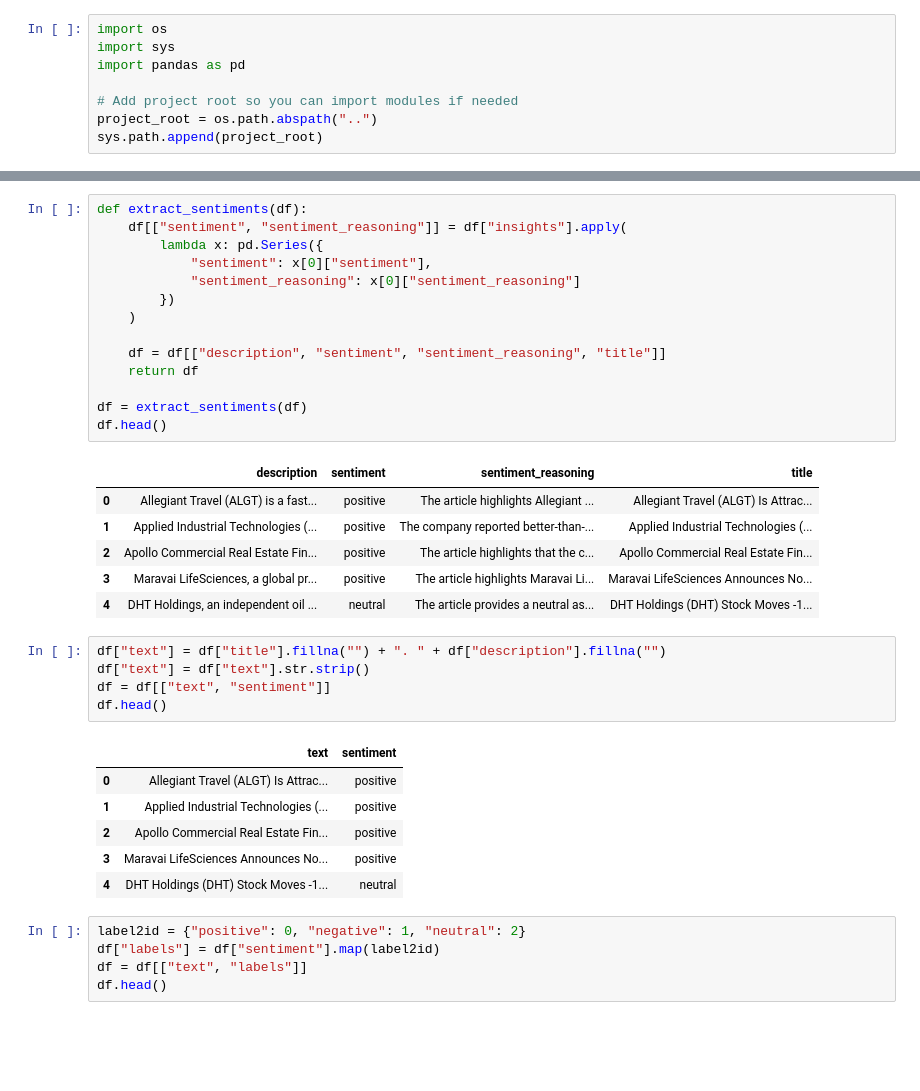
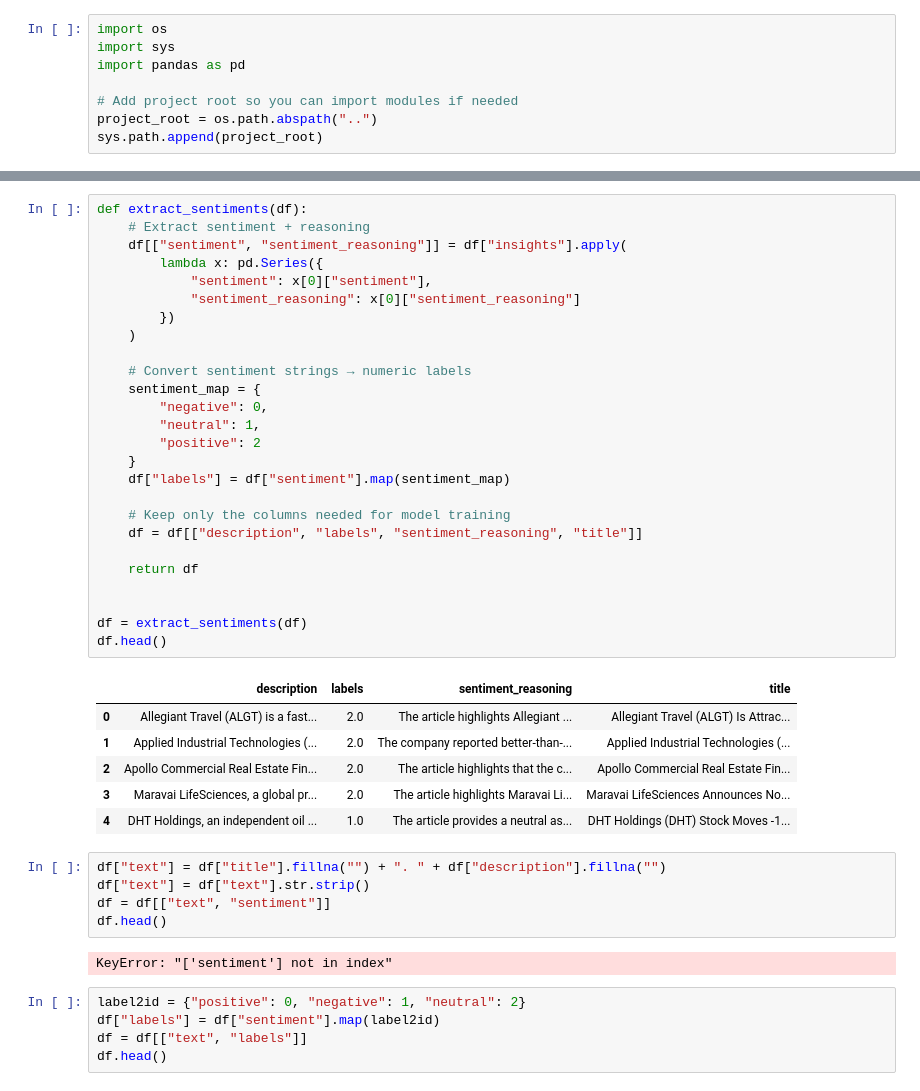
Before and after one commit to bennystu/Trend-Surgeon, a Jupyter notebook: notebooks/sentiment_analysis_model.ipynb, the cells around one changed output, grey strips where cells are left out. Saved outputs shown, nothing was run; the diff lists cells and outputs as text; blank space fills up the shorter version.

Commit message:
created sentiment analysis model saved

```diff
--- a/notebooks/sentiment_analysis_model.ipynb
+++ b/notebooks/sentiment_analysis_model.ipynb
@@ -32,37 +32,44 @@ Dataset path: /Users/arnaudthomas/.cache/kagglehub/datasets/rdolphin/financial-n
 | 4 | https://www.zacks.com/stock/news/... | Zacks Equity Research | DHT Holdings, an independent oil ... | 29bea2bb15df75a10fd940c2dc705d21d... | https://staticx-tuner.zacks.com/i... | None | [DHT Holdings, oil tanker, earnin... | 2023-03-22T22:00:25Z | {'name': 'Zacks Investment Resear... | ... |
 # %%
 def extract_sentiments(df):
+    # Extract sentiment + reasoning
     df[["sentiment", "sentiment_reasoning"]] = df["insights"].apply(
         lambda x: pd.Series({
             "sentiment": x[0]["sentiment"],
             "sentiment_reasoning": x[0]["sentiment_reasoning"]
         })
     )
 
-    df = df[["description", "sentiment", "sentiment_reasoning", "title"]]
+    # Convert sentiment strings → numeric labels
+    sentiment_map = {
+        "negative": 0,
+        "neutral": 1,
+        "positive": 2
+    }
+    df["labels"] = df["sentiment"].map(sentiment_map)
+
+    # Keep only the columns needed for model training
+    df = df[["description", "labels", "sentiment_reasoning", "title"]]
+
     return df
+
 
 df = extract_sentiments(df)
 df.head()
 # %% [output]
-|  | description | sentiment | sentiment_reasoning | title |
-| 0 | Allegiant Travel (ALGT) is a fast... | positive | The article highlights Allegiant ... | Allegiant Travel (ALGT) Is Attrac... |
-| 1 | Applied Industrial Technologies (... | positive | The company reported better-than-... | Applied Industrial Technologies (... |
-| 2 | Apollo Commercial Real Estate Fin... | positive | The article highlights that the c... | Apollo Commercial Real Estate Fin... |
-| 3 | Maravai LifeSciences, a global pr... | positive | The article highlights Maravai Li... | Maravai LifeSciences Announces No... |
-| 4 | DHT Holdings, an independent oil ... | neutral | The article provides a neutral as... | DHT Holdings (DHT) Stock Moves -1... |
+|  | description | labels | sentiment_reasoning | title |
+| 0 | Allegiant Travel (ALGT) is a fast... | 2.0 | The article highlights Allegiant ... | Allegiant Travel (ALGT) Is Attrac... |
+| 1 | Applied Industrial Technologies (... | 2.0 | The company reported better-than-... | Applied Industrial Technologies (... |
+| 2 | Apollo Commercial Real Estate Fin... | 2.0 | The article highlights that the c... | Apollo Commercial Real Estate Fin... |
+| 3 | Maravai LifeSciences, a global pr... | 2.0 | The article highlights Maravai Li... | Maravai LifeSciences Announces No... |
+| 4 | DHT Holdings, an independent oil ... | 1.0 | The article provides a neutral as... | DHT Holdings (DHT) Stock Moves -1... |
 # %%
 df["text"] = df["title"].fillna("") + ". " + df["description"].fillna("")
 df["text"] = df["text"].str.strip()
 df = df[["text", "sentiment"]]
 df.head()
 # %% [output]
-|  | text | sentiment |
-| 0 | Allegiant Travel (ALGT) Is Attrac... | positive |
-| 1 | Applied Industrial Technologies (... | positive |
-| 2 | Apollo Commercial Real Estate Fin... | positive |
-| 3 | Maravai LifeSciences Announces No... | positive |
-| 4 | DHT Holdings (DHT) Stock Moves -1... | neutral |
+KeyError: "['sentiment'] not in index"
 # %%
 label2id = {"positive": 0, "negative": 1, "neutral": 2}
 df["labels"] = df["sentiment"].map(label2id)
```
Also changed, not shown: parts of 5 cells of this notebook.
